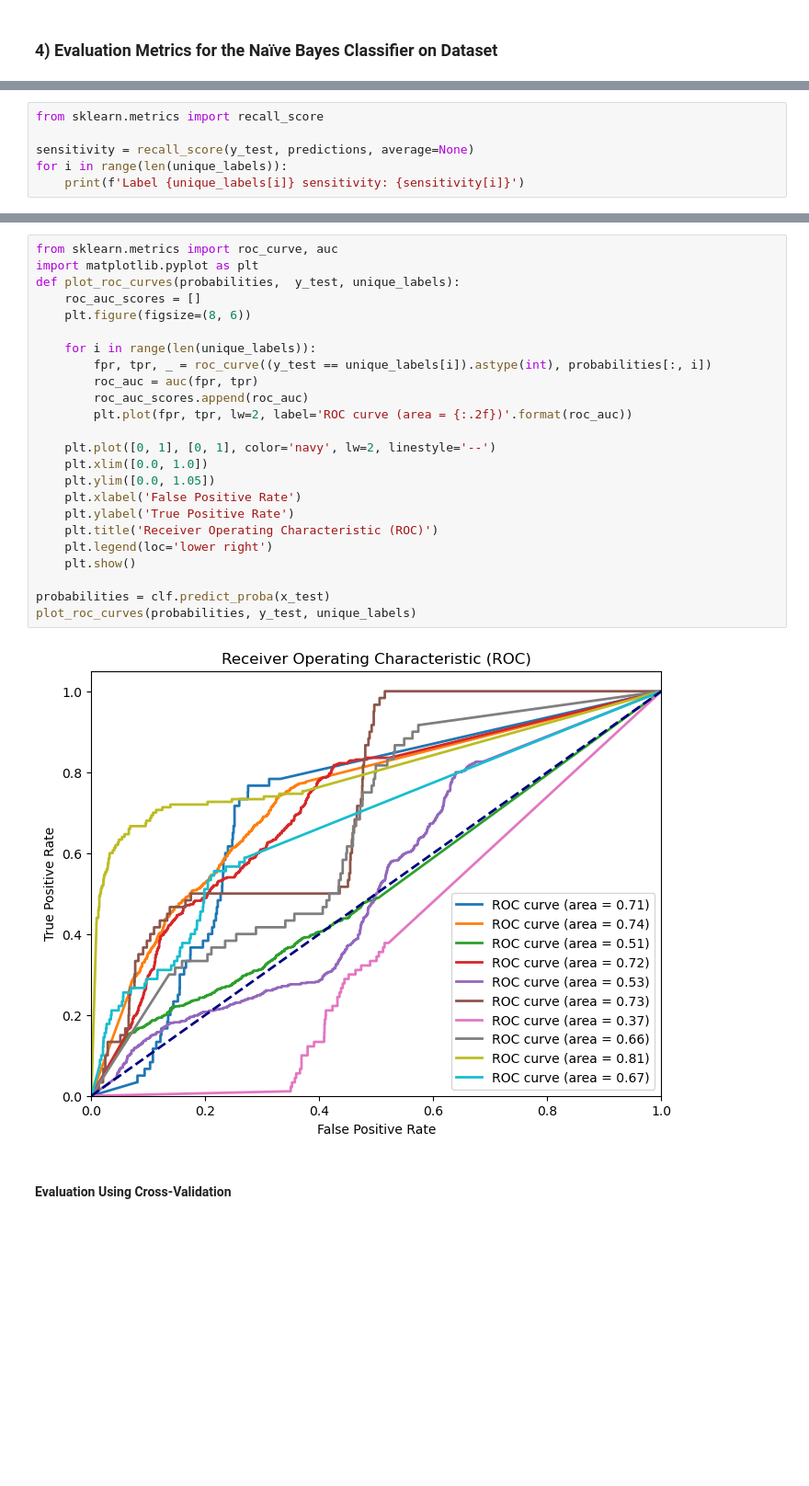
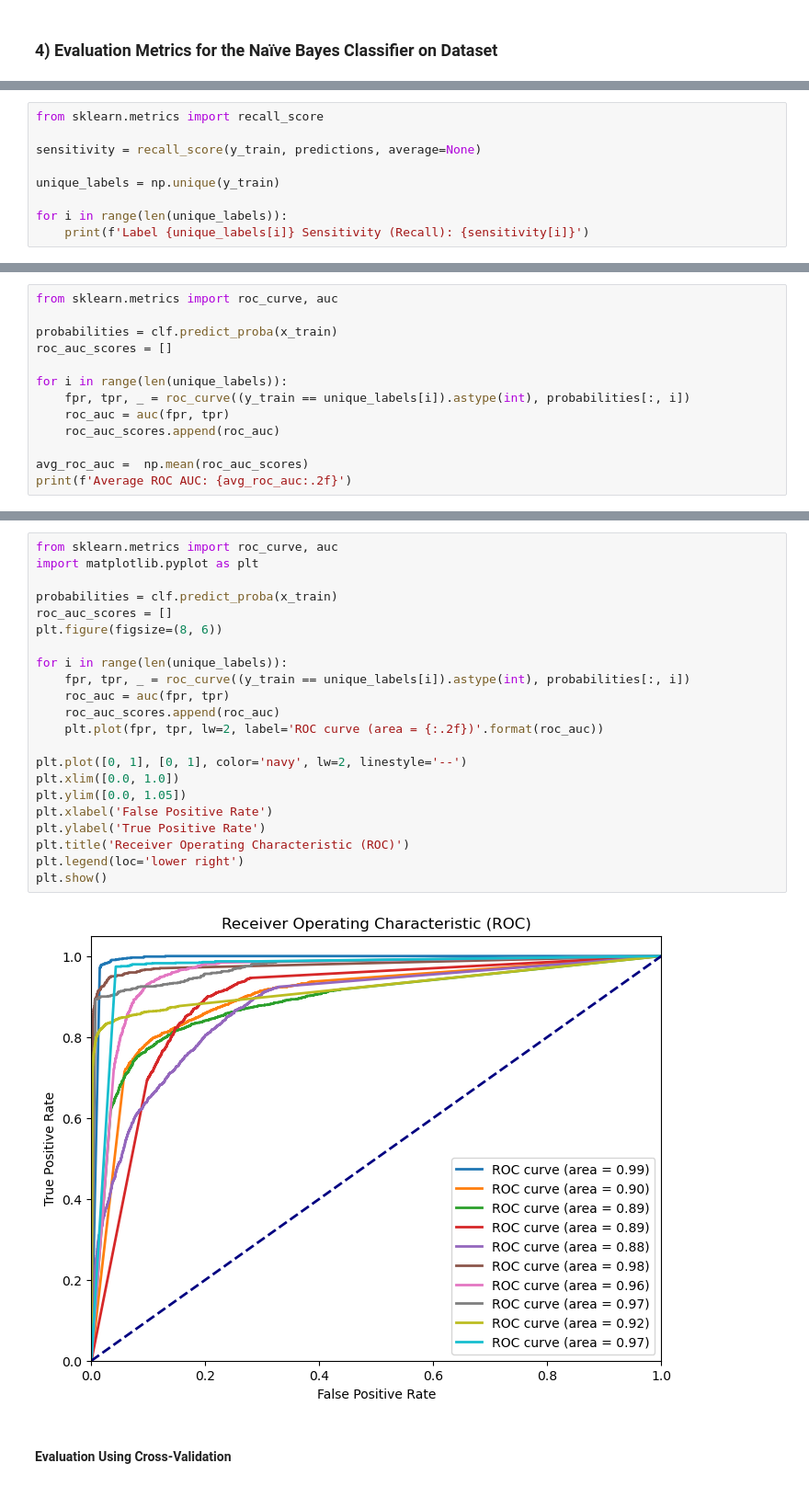
Before and after one commit to farheenfab/DMML-GroupProject, a Jupyter notebook: CW/CW - Part 1.ipynb, the cells around one changed output, grey strips where cells are left out. Shown at 92% size. Cells and saved outputs as stored; diff of their text form; blank space fills up the shorter version.

```diff
--- a/CW/CW - Part 1.ipynb
+++ b/CW/CW - Part 1.ipynb
@@ -396,7 +535,10 @@ Label 9 specificity: 0.9843333333333333
 # %%
 from sklearn.metrics import recall_score
 
-sensitivity = recall_score(y_test, predictions, average=None)
+sensitivity = recall_score(y_train, predictions, average=None)
+
+unique_labels = np.unique(y_train)
+
 for i in range(len(unique_labels)):
-    print(f'Label {unique_labels[i]} sensitivity: {sensitivity[i]}')
+    print(f'Label {unique_labels[i]} Sensitivity (Recall): {sensitivity[i]}')
 # %% [output]
@@ -412,0 +555,13 @@ Label 9 sensitivity: 0.08888888888888889
+# %%
+from sklearn.metrics import roc_curve, auc
+
+probabilities = clf.predict_proba(x_train)
+roc_auc_scores = []
+
+for i in range(len(unique_labels)):
+    fpr, tpr, _ = roc_curve((y_train == unique_labels[i]).astype(int), probabilities[:, i])
+    roc_auc = auc(fpr, tpr)
+    roc_auc_scores.append(roc_auc)
+
+avg_roc_auc =  np.mean(roc_auc_scores)
+print(f'Average ROC AUC: {avg_roc_auc:.2f}')
@@ -413,28 +570,26 @@ Label 9 sensitivity: 0.08888888888888889
 # %%
 from sklearn.metrics import roc_curve, auc
 import matplotlib.pyplot as plt
-def plot_roc_curves(probabilities,  y_test, unique_labels):
-    roc_auc_scores = []
-    plt.figure(figsize=(8, 6))
 
-    for i in range(len(unique_labels)):
-        fpr, tpr, _ = roc_curve((y_test == unique_labels[i]).astype(int), probabilities[:, i])
-        roc_auc = auc(fpr, tpr)
-        roc_auc_scores.append(roc_auc)
-        plt.plot(fpr, tpr, lw=2, label='ROC curve (area = {:.2f})'.format(roc_auc))
+probabilities = clf.predict_proba(x_train)
+roc_auc_scores = []
+plt.figure(figsize=(8, 6))
 
-    plt.plot([0, 1], [0, 1], color='navy', lw=2, linestyle='--')
-    plt.xlim([0.0, 1.0])
-    plt.ylim([0.0, 1.05])
-    plt.xlabel('False Positive Rate')
-    plt.ylabel('True Positive Rate')
-    plt.title('Receiver Operating Characteristic (ROC)')
-    plt.legend(loc='lower right')
-    plt.show()
+for i in range(len(unique_labels)):
+    fpr, tpr, _ = roc_curve((y_train == unique_labels[i]).astype(int), probabilities[:, i])
+    roc_auc = auc(fpr, tpr)
+    roc_auc_scores.append(roc_auc)
+    plt.plot(fpr, tpr, lw=2, label='ROC curve (area = {:.2f})'.format(roc_auc))
 
-probabilities = clf.predict_proba(x_test)
-plot_roc_curves(probabilities, y_test, unique_labels)
+plt.plot([0, 1], [0, 1], color='navy', lw=2, linestyle='--')
+plt.xlim([0.0, 1.0])
+plt.ylim([0.0, 1.05])
+plt.xlabel('False Positive Rate')
+plt.ylabel('True Positive Rate')
+plt.title('Receiver Operating Characteristic (ROC)')
+plt.legend(loc='lower right')
+plt.show()
 # %% [output]
-[figure, old version]
+[figure, new version]
 # %% [markdown]
 #### Evaluation Using Cross-Validation
```
Also changed, not shown: parts of 36 cells of this notebook.
